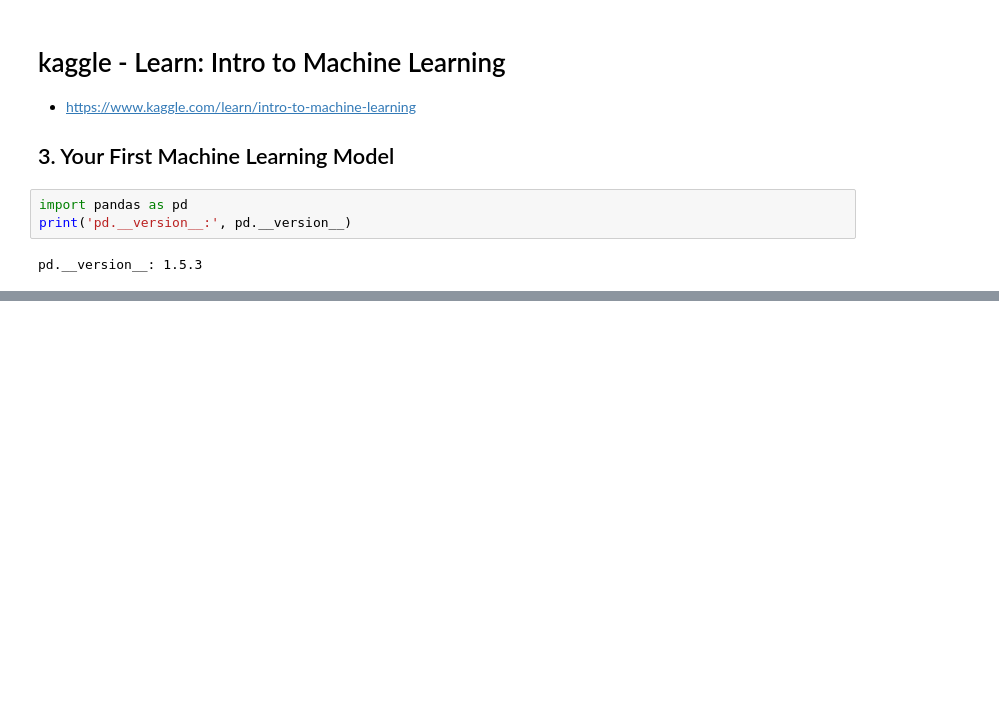
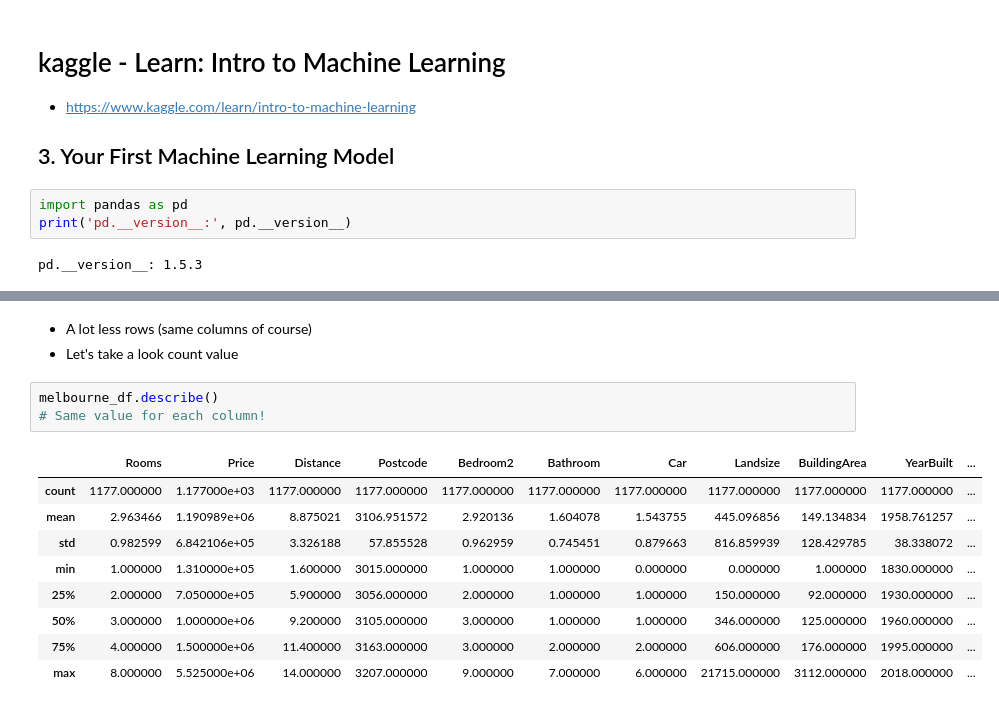
Before and after one commit to jmonti-gh/MachineLearning_Py, a Jupyter notebook: kaggle_ML_3.ipynb, the cells around one changed output, grey strips where cells are left out. Drawn from its saved outputs; the diff is of its cells as text; blank space fills up the shorter version.

```diff
--- a/kaggle_ML_3.ipynb
+++ b/kaggle_ML_3.ipynb
@@ -19,0 +76,16 @@ melbourne_df.head(3)
+# %% [markdown]
+- A lot less rows (same columns of course)
+- Let's take a look count value
+# %%
+melbourne_df.describe()
+# Same value for each column!
+# %% [output]
+|  | Rooms | Price | Distance | Postcode | Bedroom2 | Bathroom | Car | Landsize | BuildingArea | YearBuilt | ... |
+| count | 1177.000000 | 1.177000e+03 | 1177.000000 | 1177.000000 | 1177.000000 | 1177.000000 | 1177.000000 | 1177.000000 | 1177.000000 | 1177.000000 | ... |
+| mean | 2.963466 | 1.190989e+06 | 8.875021 | 3106.951572 | 2.920136 | 1.604078 | 1.543755 | 445.096856 | 149.134834 | 1958.761257 | ... |
+| std | 0.982599 | 6.842106e+05 | 3.326188 | 57.855528 | 0.962959 | 0.745451 | 0.879663 | 816.859939 | 128.429785 | 38.338072 | ... |
+| min | 1.000000 | 1.310000e+05 | 1.600000 | 3015.000000 | 1.000000 | 1.000000 | 0.000000 | 0.000000 | 1.000000 | 1830.000000 | ... |
+| 25% | 2.000000 | 7.050000e+05 | 5.900000 | 3056.000000 | 2.000000 | 1.000000 | 1.000000 | 150.000000 | 92.000000 | 1930.000000 | ... |
+| 50% | 3.000000 | 1.000000e+06 | 9.200000 | 3105.000000 | 3.000000 | 1.000000 | 1.000000 | 346.000000 | 125.000000 | 1960.000000 | ... |
+| 75% | 4.000000 | 1.500000e+06 | 11.400000 | 3163.000000 | 3.000000 | 2.000000 | 2.000000 | 606.000000 | 176.000000 | 1995.000000 | ... |
+| max | 8.000000 | 5.525000e+06 | 14.000000 | 3207.000000 | 9.000000 | 7.000000 | 6.000000 | 21715.000000 | 3112.000000 | 2018.000000 | ... |
```
Also changed, not shown: parts of 15 cells of this notebook, 1 other file.
